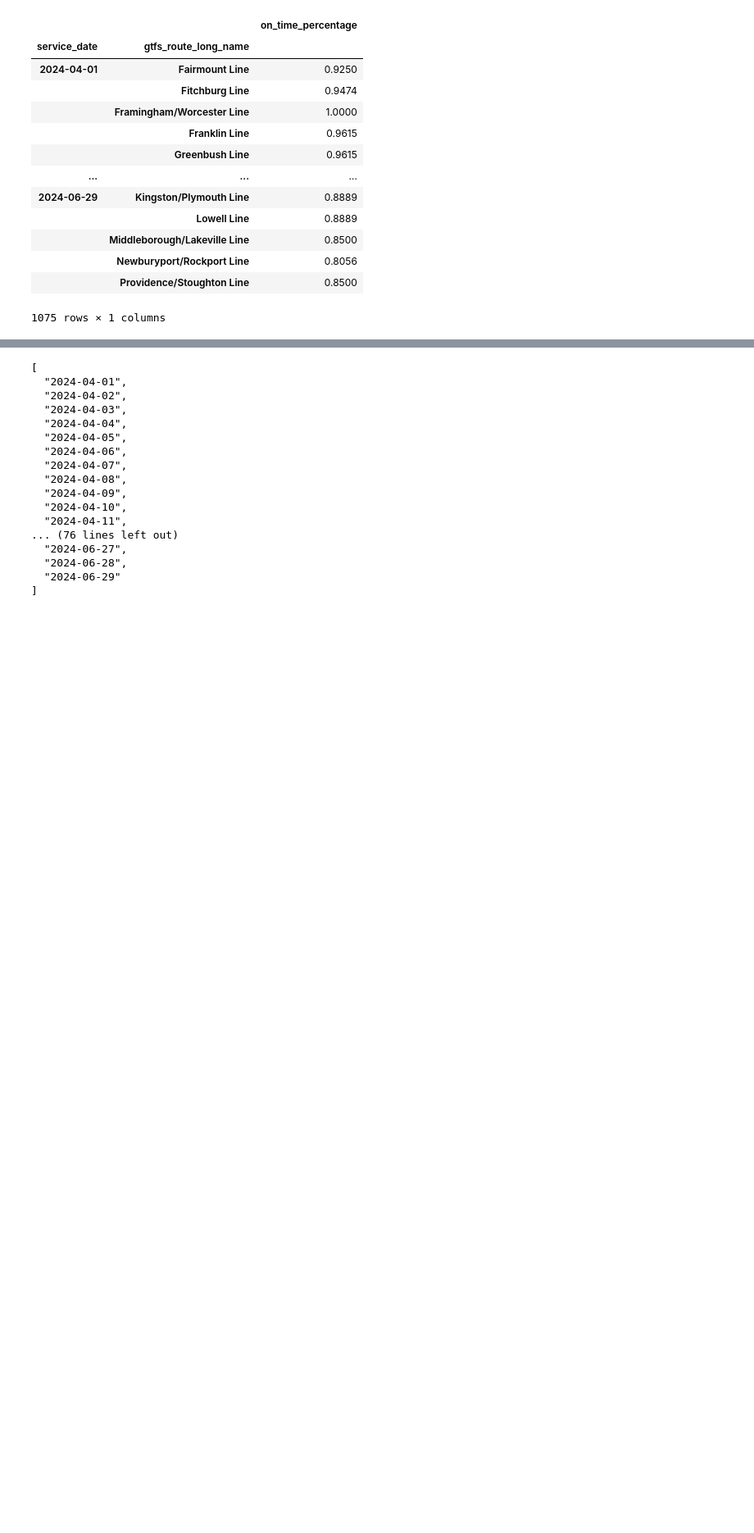
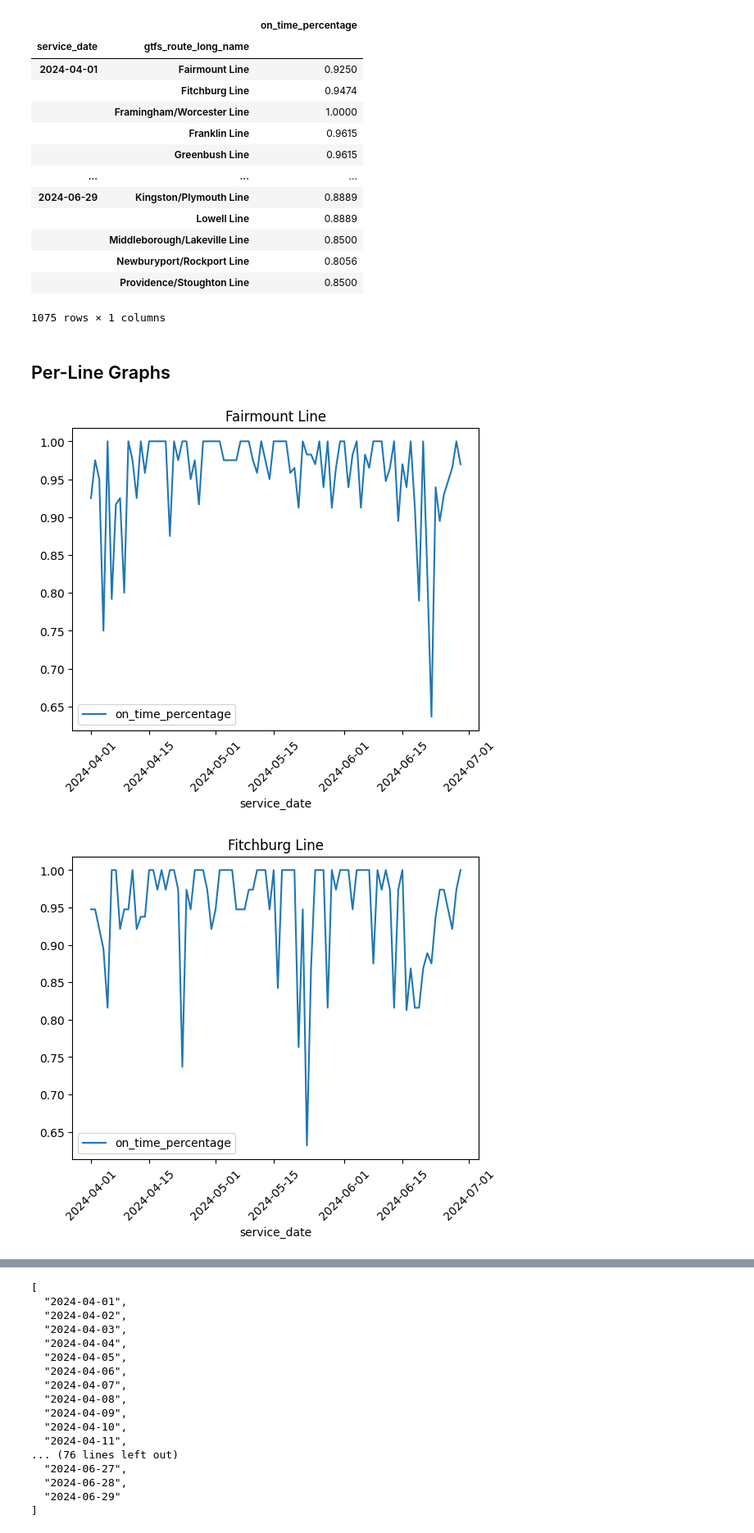
Before and after one commit to brianjaustin/mbta-data-analysis, a Jupyter notebook: 2024-cr-ontime/q2_on_time_percentage.ipynb, the cells around one changed output, grey strips where cells are left out. Shown: that part at 82% size. Saved outputs shown, nothing was run; the diff lists cells and outputs as text; code cells hidden in the pictures; blank space fills up the shorter version.

Commit message:
Add static per-line graphs

```diff
--- a/2024-cr-ontime/q2_on_time_percentage.ipynb
+++ b/2024-cr-ontime/q2_on_time_percentage.ipynb
@@ -86,3 +86,5 @@ with_percent
 |  | Newburyport/Rockport Line | 0.8056 |
 |  | Providence/Stoughton Line | 0.8500 |
 1075 rows × 1 columns
+# %% [markdown]
+## Per-Line Graphs
@@ -88,0 +94,8 @@ with_percent
+# %%
+for line, details in with_percent.reset_index().groupby(["gtfs_route_long_name"]):
+    details.drop(["gtfs_route_long_name"], axis=1, inplace=True)
+    details.set_index("service_date", inplace=True)
+    details.plot(title=line[0], rot=45)
+# %% [output]
+[figure, added]
+[figure, added]
```
Also changed, not shown: parts of 3 cells of this notebook.
